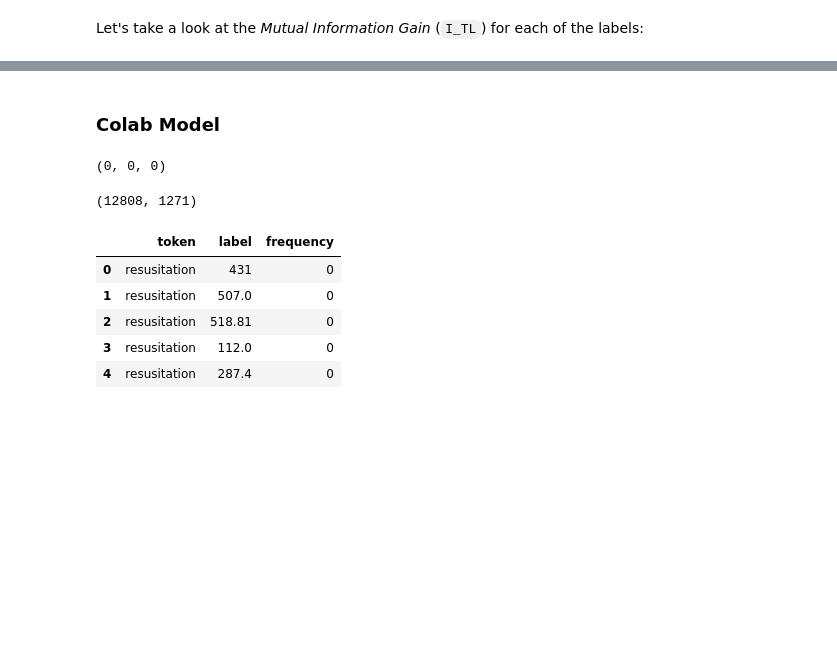
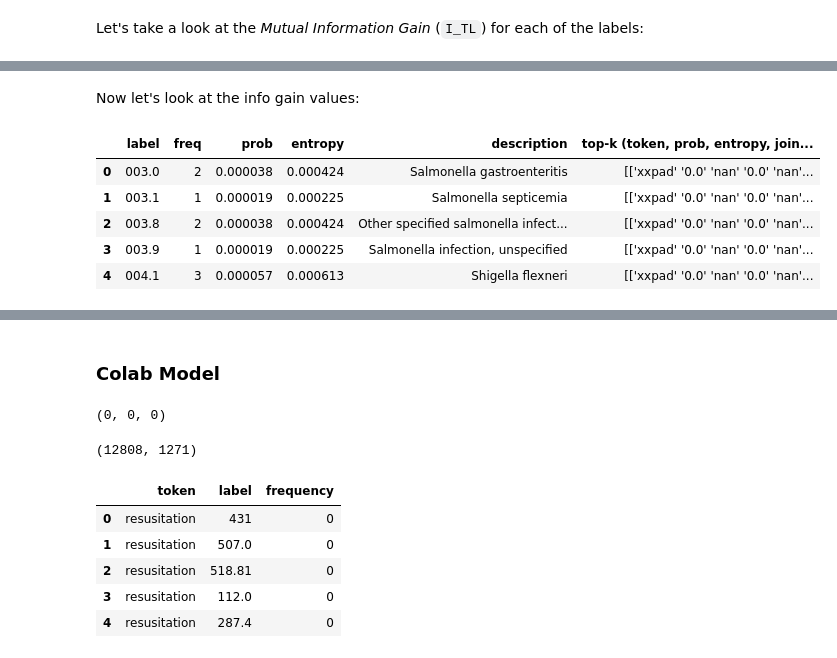
Before and after one commit to debjyotiSRoy/xcube_old, a Jupyter notebook: nbs/examples/mimic/sample/mimic3-9k_sample.ipynb, the cells around one changed output, grey strips where cells are left out. Cells and saved outputs as stored; diff of their text form; code cells hidden in the pictures; blank space fills up the shorter version.

```diff
--- a/nbs/examples/mimic/sample/mimic3-9k_sample.ipynb
+++ b/nbs/examples/mimic/sample/mimic3-9k_sample.ipynb
@@ -1590,2 +1624,15 @@ df_lbs.head(10)
+# %% [markdown]
+Now let's look at the info gain values:
+# %%
+df_jaccard = pd.read_feather('mut_info_jaccard.ft')
+# %%
+df_jaccard.head(5)
+# %% [output]
+|  | label | freq | prob | entropy | description | top-k (token, prob, entropy, join... |
+| 0 | 003.0 | 2 | 0.000038 | 0.000424 | Salmonella gastroenteritis | [['xxpad' '0.0' 'nan' '0.0' 'nan'... |
+| 1 | 003.1 | 1 | 0.000019 | 0.000225 | Salmonella septicemia | [['xxpad' '0.0' 'nan' '0.0' 'nan'... |
+| 2 | 003.8 | 2 | 0.000038 | 0.000424 | Other specified salmonella infect... | [['xxpad' '0.0' 'nan' '0.0' 'nan'... |
+| 3 | 003.9 | 1 | 0.000019 | 0.000225 | Salmonella infection, unspecified | [['xxpad' '0.0' 'nan' '0.0' 'nan'... |
+| 4 | 004.1 | 3 | 0.000057 | 0.000613 | Shigella flexneri | [['xxpad' '0.0' 'nan' '0.0' 'nan'... |
 # %%
 df_lbs.sort_values(by='freq', ascending=False).head(20)
```
Also changed, not shown: parts of 39 cells of this notebook, 1 other file.
